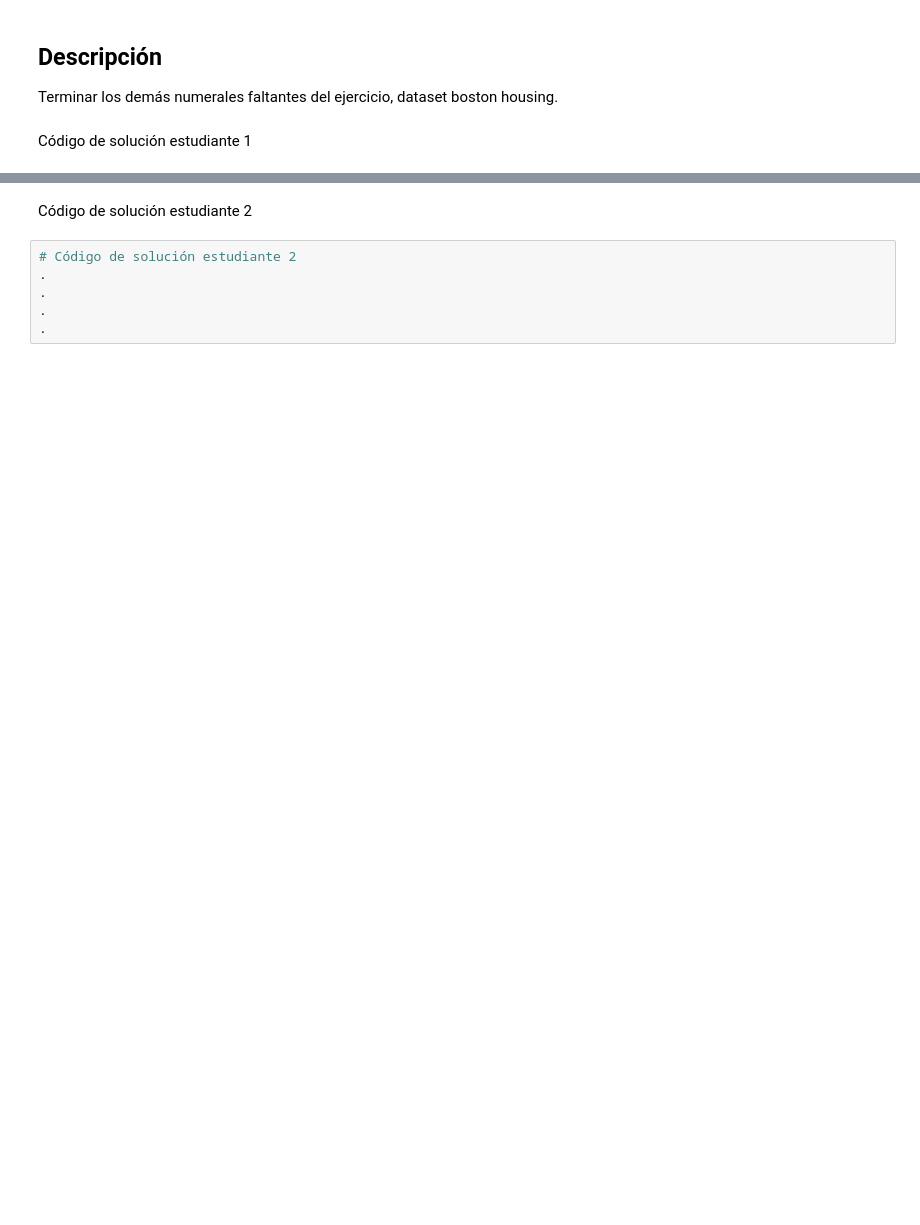
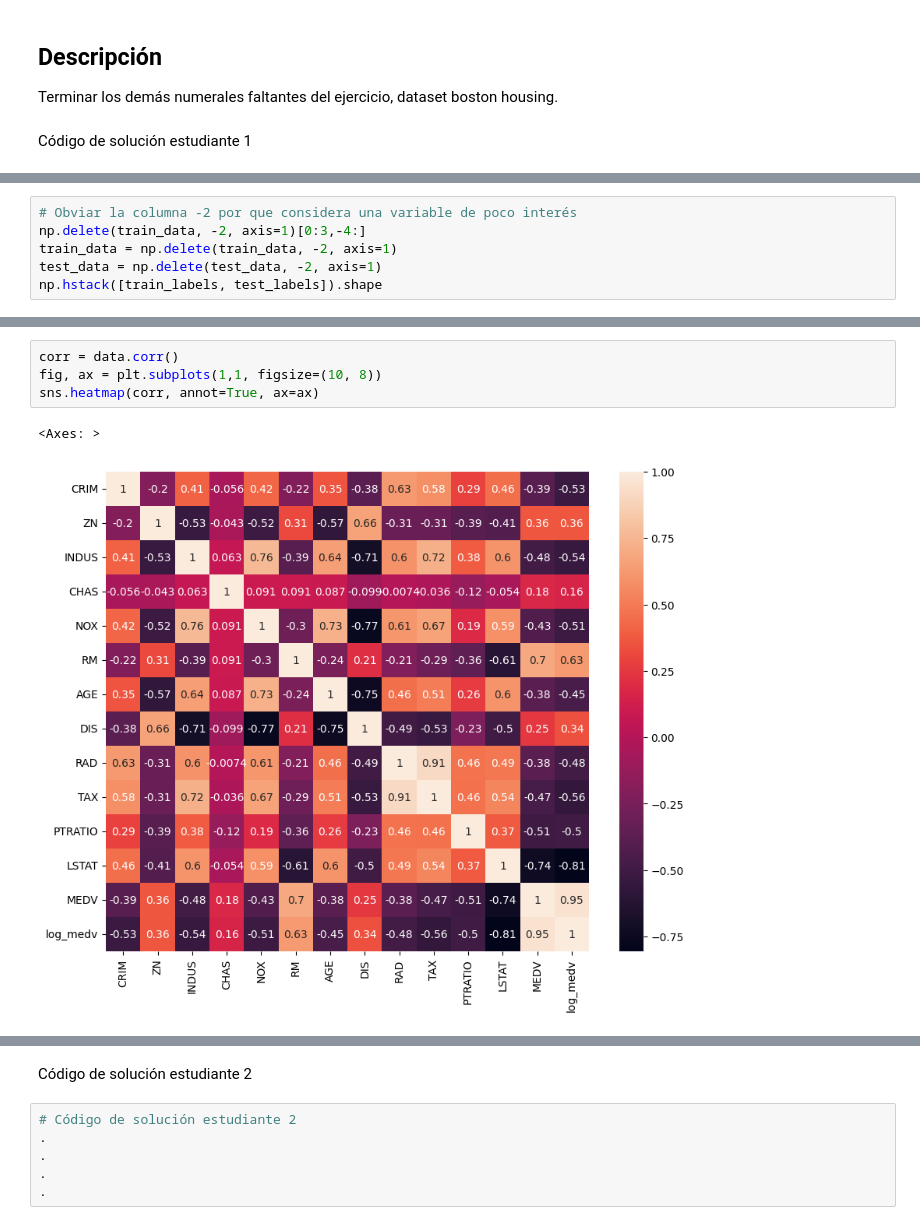
Before and after one commit to jaramillooo/Tarea_4_RAJuarez_AXCabrera, a Jupyter notebook: Tarea4_RAJuarez_ACabrera.ipynb, the cells around one changed output, grey strips where cells are left out. Cells and saved outputs as stored; diff of their text form; blank space fills up the shorter version.

```diff
--- a/Tarea4_RAJuarez_ACabrera.ipynb
+++ b/Tarea4_RAJuarez_ACabrera.ipynb
@@ -28,0 +39,6 @@ Código de solución estudiante 1
+# %%
+# Obviar la columna -2 por que considera una variable de poco interés
+np.delete(train_data, -2, axis=1)[0:3,-4:]
+train_data = np.delete(train_data, -2, axis=1)
+test_data = np.delete(test_data, -2, axis=1)
+np.hstack([train_labels, test_labels]).shape
@@ -28,0 +128,7 @@ Código de solución estudiante 1
+# %%
+corr = data.corr()
+fig, ax = plt.subplots(1,1, figsize=(10, 8))
+sns.heatmap(corr, annot=True, ax=ax)
+# %% [output]
+<Axes: >
+[figure, added]
```
Also changed, not shown: parts of 20 cells of this notebook.
